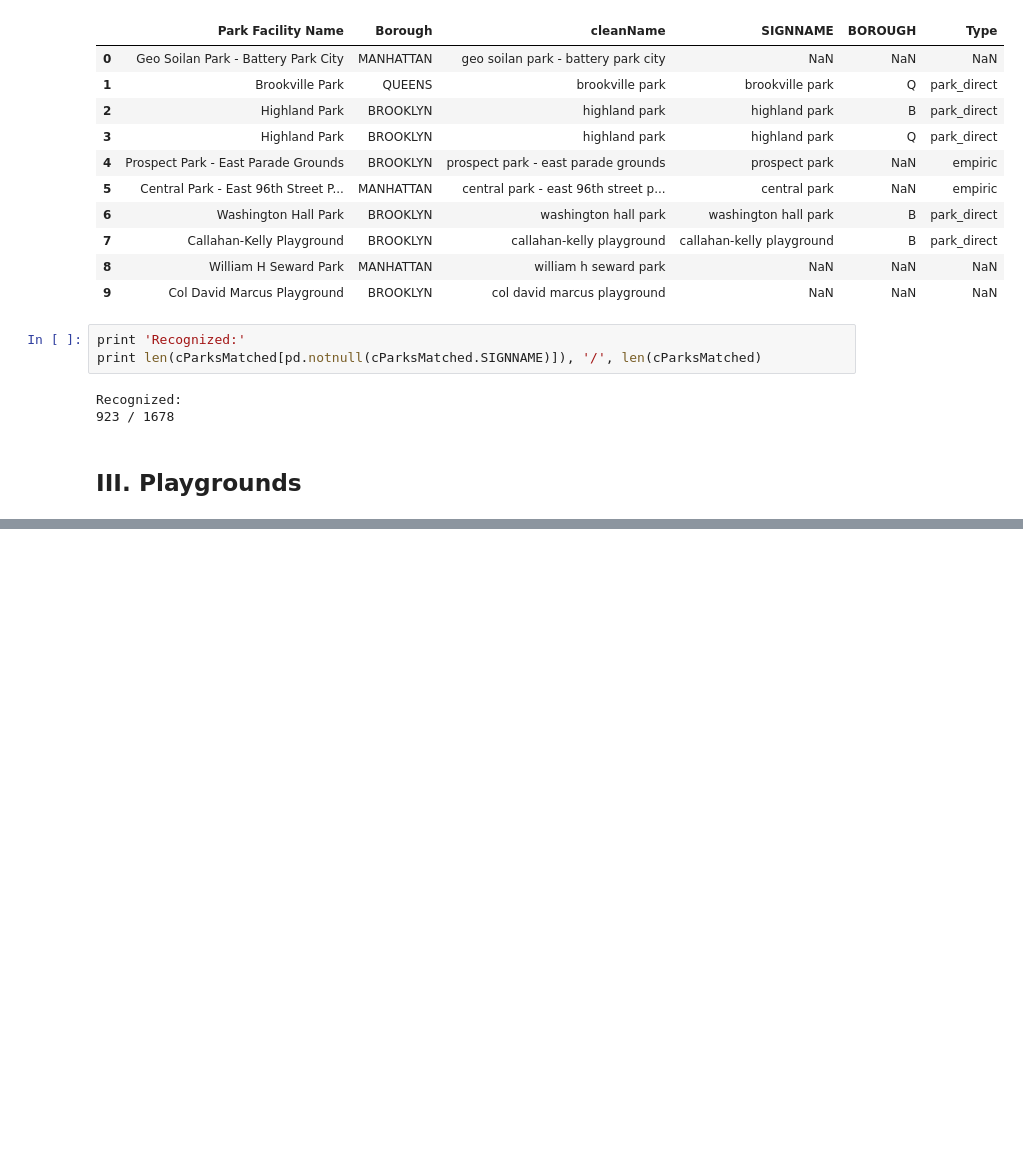
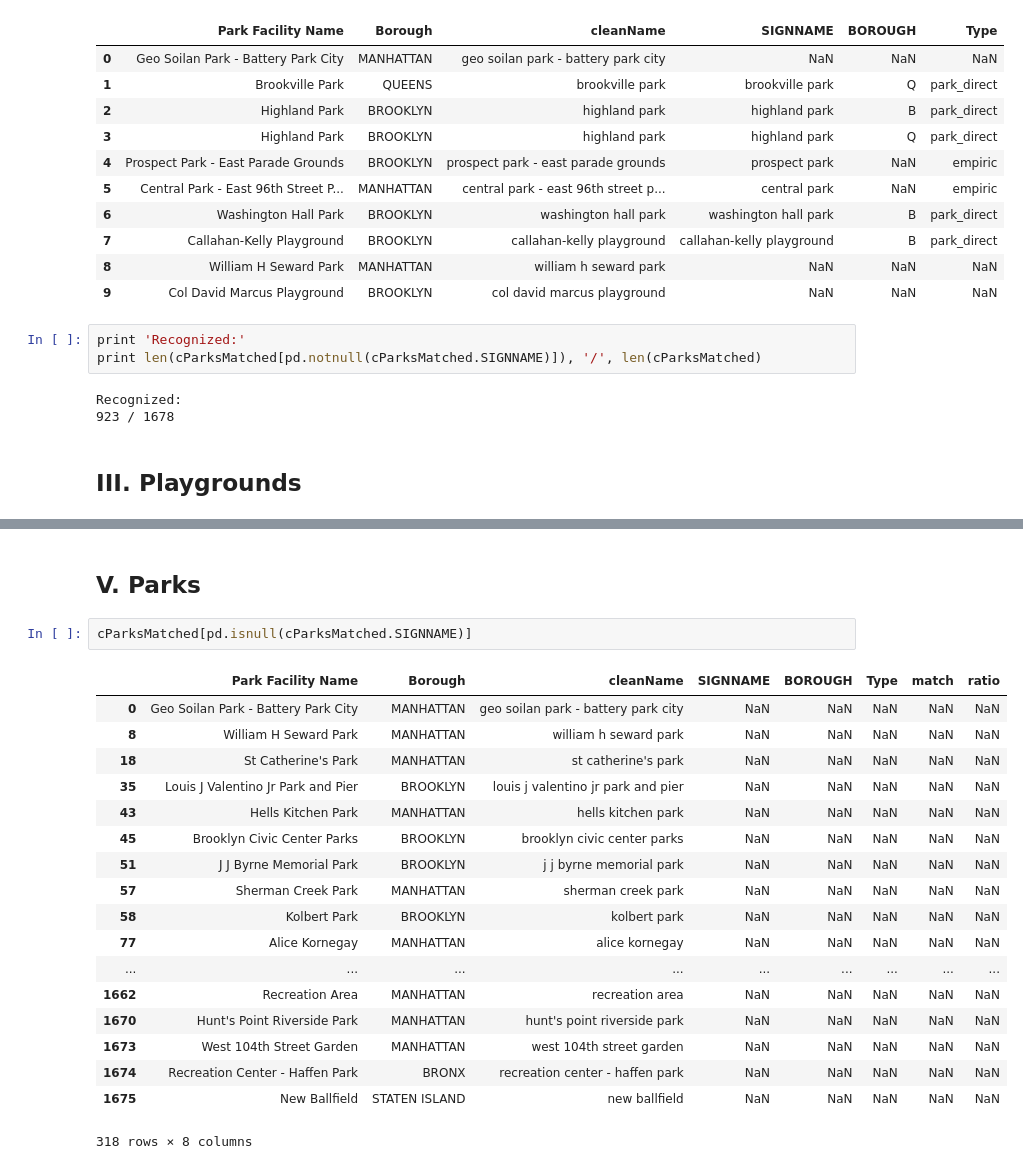
Before and after one commit to gdobler/parqa, a Jupyter notebook: 311/ONTOLOGY/Ontology2.0.ipynb, the cells around one changed output, grey strips where cells are left out. Drawn from its saved outputs; the diff is of its cells as text; blank space fills up the shorter version.

```diff
--- a/311/ONTOLOGY/Ontology2.0.ipynb
+++ b/311/ONTOLOGY/Ontology2.0.ipynb
@@ -163,0 +229,23 @@ cParksMatched[pd.isnull(cParksMatched.SIGNNAME)][cParksMatched.cleanName.str.con
+# %% [markdown]
+## V. Parks
+# %%
+cParksMatched[pd.isnull(cParksMatched.SIGNNAME)]
+# %% [output]
+|  | Park Facility Name | Borough | cleanName | SIGNNAME | BOROUGH | Type | match | ratio |
+| 0 | Geo Soilan Park - Battery Park City | MANHATTAN | geo soilan park - battery park city | NaN | NaN | NaN | NaN | NaN |
+| 8 | William H Seward Park | MANHATTAN | william h seward park | NaN | NaN | NaN | NaN | NaN |
+| 18 | St Catherine's Park | MANHATTAN | st catherine's park | NaN | NaN | NaN | NaN | NaN |
+| 35 | Louis J Valentino Jr Park and Pier | BROOKLYN | louis j valentino jr park and pier | NaN | NaN | NaN | NaN | NaN |
+| 43 | Hells Kitchen Park | MANHATTAN | hells kitchen park | NaN | NaN | NaN | NaN | NaN |
+| 45 | Brooklyn Civic Center Parks | BROOKLYN | brooklyn civic center parks | NaN | NaN | NaN | NaN | NaN |
+| 51 | J J Byrne Memorial Park | BROOKLYN | j j byrne memorial park | NaN | NaN | NaN | NaN | NaN |
+| 57 | Sherman Creek Park | MANHATTAN | sherman creek park | NaN | NaN | NaN | NaN | NaN |
+| 58 | Kolbert Park | BROOKLYN | kolbert park | NaN | NaN | NaN | NaN | NaN |
+| 77 | Alice Kornegay | MANHATTAN | alice kornegay | NaN | NaN | NaN | NaN | NaN |
+| ... | ... | ... | ... | ... | ... | ... | ... | ... |
+| 1662 | Recreation Area | MANHATTAN | recreation area | NaN | NaN | NaN | NaN | NaN |
+| 1670 | Hunt's Point Riverside Park | MANHATTAN | hunt's point riverside park | NaN | NaN | NaN | NaN | NaN |
+| 1673 | West 104th Street Garden | MANHATTAN | west 104th street garden | NaN | NaN | NaN | NaN | NaN |
+| 1674 | Recreation Center - Haffen Park | BRONX | recreation center - haffen park | NaN | NaN | NaN | NaN | NaN |
+| 1675 | New Ballfield | STATEN ISLAND | new ballfield | NaN | NaN | NaN | NaN | NaN |
+318 rows × 8 columns
```
Also changed, not shown: parts of 14 cells of this notebook, 3 other files.
